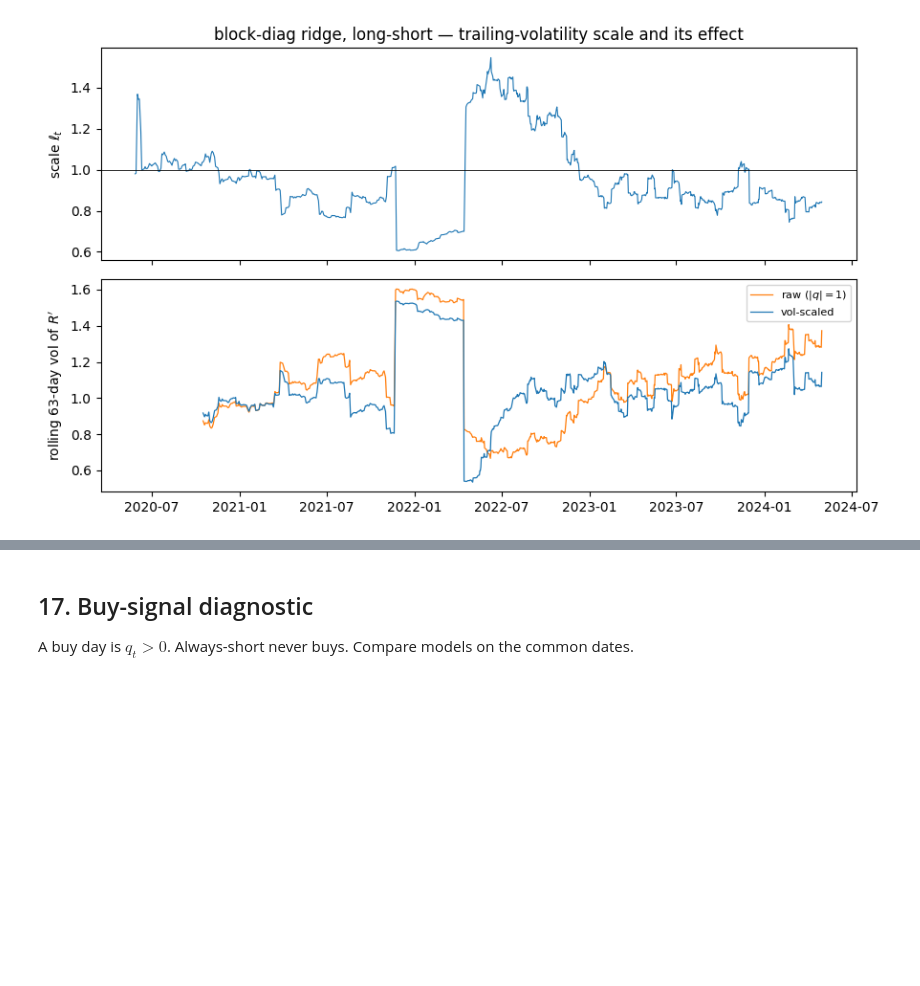
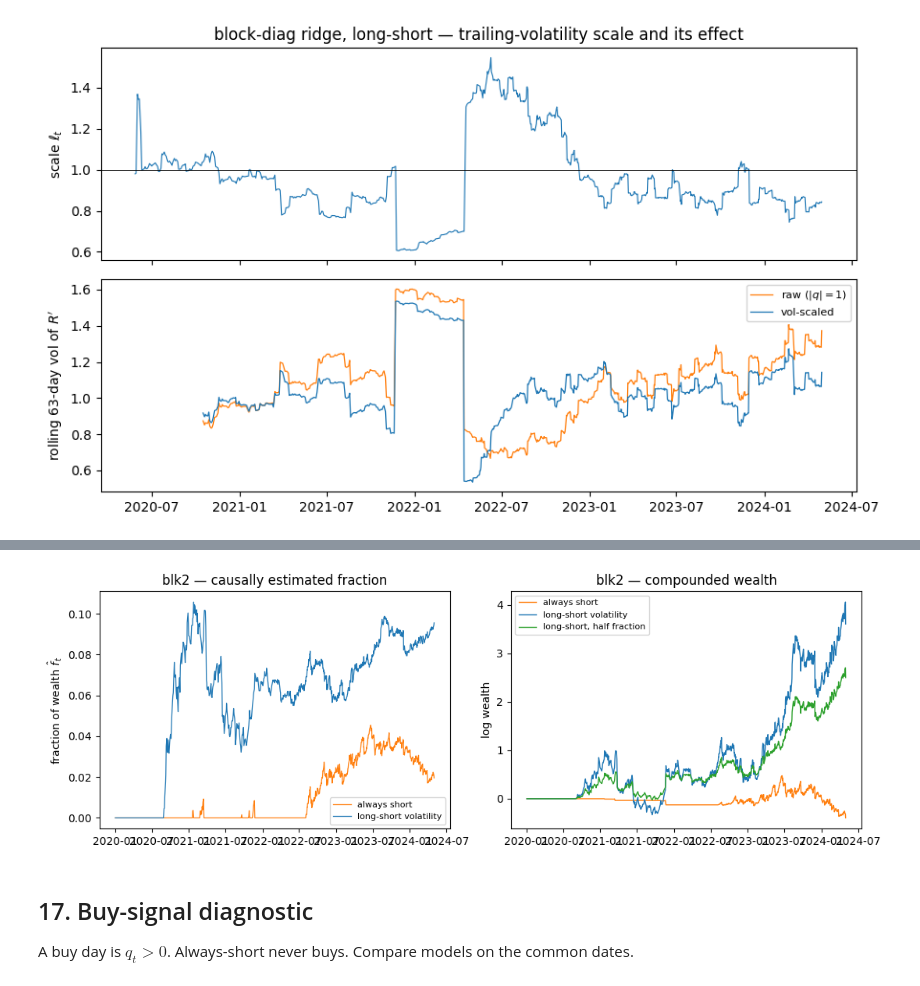
Before and after one commit to jamesdchen/harxhar-clean, a Jupyter notebook: notebooks/atm_straddle_rv_iv.ipynb, the cells around one changed output, grey strips where cells are left out. Drawn from its saved outputs; the diff is of its cells as text; code cells hidden in the pictures; blank space fills up the shorter version.

```diff
--- a/notebooks/atm_straddle_rv_iv.ipynb
+++ b/notebooks/atm_straddle_rv_iv.ipynb
@@ -1462,0 +1287,76 @@ saved C:\Users\james\CC Allowed\harxhar-0dte-professor\results\atm_straddle_0dte
+# %%
+def causal_kelly(rs):
+    mu = rs.expanding(min_periods=63).mean().shift(1)
+    m2 = (rs**2).expanding(min_periods=63).mean().shift(1)
+    cap = 1.0 / rs.expanding(min_periods=1).min().shift(1).abs()
+    return np.minimum((mu / m2).clip(lower=0.0), cap).fillna(0.0)
+
+def wealth_row(f, r):
+    factors = 1.0 + np.asarray(f) * np.asarray(r)
+    assert (factors > 0).all(), "a wealth factor hit zero — ruin"
+    w = np.cumprod(factors)
+    return pd.Series({
+        "g_ann": 252.0 * float(np.mean(np.log(factors))),
+        "terminal": float(w[-1]),
+        "maxDD": float((w / np.maximum.accumulate(w) - 1.0).min()),
+        "worst_day_factor": float(factors.min()),
+    })
+
+kelly_rows = {}
+for tag in MODEL_ORDER:
+    px = books[tag]
+    for name, q in rule_sizes(px).items():
+        rs = (q * px["R"]).loc[common].astype(float)
+        r = rs.to_numpy()
+        fk = causal_kelly(rs).to_numpy()
+        row = pd.concat({"causal": wealth_row(fk, r), "half": wealth_row(fk / 2, r)})
+        row.index = ["_".join(k) for k in row.index]
+        row["mean_f"] = float(fk.mean())
+        row["n"] = len(r)
+        kelly_rows[(name, tag)] = row
+
+kelly_tab = pd.DataFrame(kelly_rows).T
+kelly_tab.index = pd.MultiIndex.from_tuples(kelly_tab.index, names=["rule", "model"])
+for tag in MODEL_ORDER:
+    safe = "".join(ch if ch.isalnum() else "_" for ch in tag)
+    kelly_tab.xs(tag, level="model").to_csv(OUT / f"kelly_summary_{safe}.csv")
+print("blk2 — causally estimated fraction of wealth, 871 common days")
+print(kelly_tab.xs("blk2", level="model").T.to_string())
+print("saved kelly_summary_<model>.csv in", OUT)
+
+print("---")
+print("causal growth across models, both rules")
+spread = kelly_tab[["mean_f", "causal_g_ann", "causal_terminal"]].rename(index=LABEL, level="model")
+print(spread.to_string(float_format=lambda x: f"{x:+.4f}"))
+
+for name in ("always short", "long-short volatility"):
+    rs = (rule_sizes(books["blk2"])[name] * books["blk2"]["R"]).loc[common].astype(float)
+    fk = causal_kelly(rs)
+    gy = pd.Series(np.log1p(fk.to_numpy() * rs.to_numpy()), index=rs.index)
+    print(f"per-year annualized log-growth, blk2 {name}:")
+    print((252.0 * gy.groupby(gy.index.year).mean()).to_string(float_format=lambda x: f"{x:+.3f}"))
+
+px = books["blk2"]
+fig, axes = plt.subplots(1, 2, figsize=(11, 3.8))
+for name, c in (("always short", "C1"), ("long-short volatility", "C0")):
+    rs = (rule_sizes(px)[name] * px["R"]).loc[common].astype(float)
+    fk = causal_kelly(rs)
+    axes[0].plot(rs.index, fk, lw=0.9, color=c, label=name)
+    w = np.cumprod(1.0 + fk.to_numpy() * rs.to_numpy())
+    axes[1].plot(rs.index, np.log(w), lw=1.0, color=c, label=name)
+rs = (rule_sizes(px)["long-short volatility"] * px["R"]).loc[common].astype(float)
+fk = causal_kelly(rs)
+w = np.cumprod(1.0 + (fk.to_numpy() / 2) * rs.to_numpy())
+axes[1].plot(rs.index, np.log(w), lw=1.0, color="C2", label="long-short, half fraction")
+axes[0].set_ylabel(r"fraction of wealth $\hat f_t$")
+axes[0].set_title("blk2 — causally estimated fraction")
+axes[0].legend(fontsize=8)
+axes[1].set_ylabel("log wealth")
+axes[1].set_title("blk2 — compounded wealth")
+axes[1].legend(fontsize=8)
+fig.tight_layout()
+fig.savefig(OUT / "kelly_causal_blk2.png", dpi=120, bbox_inches="tight")
+print("saved", OUT / "kelly_causal_blk2.png")
+display(fig)
+plt.close(fig)
+# %% [output]
@@ -1463,3 +1380,4 @@ saved C:\Users\james\CC Allowed\harxhar-0dte-professor\results\atm_straddle_0dte
+[figure, added]
 # %% [markdown]
 ## 17. Buy-signal diagnostic
 
```
Also changed, not shown: parts of 3 cells of this notebook, 10 other files.
